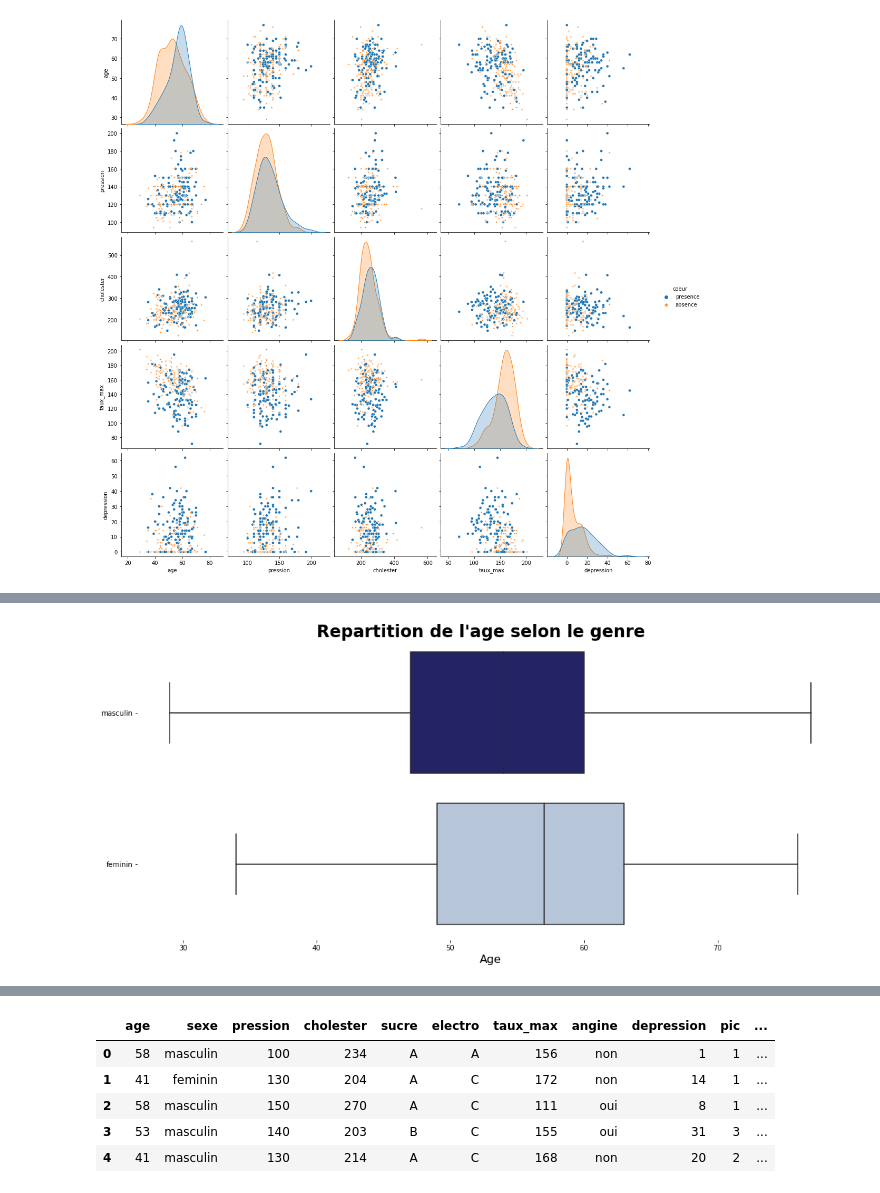
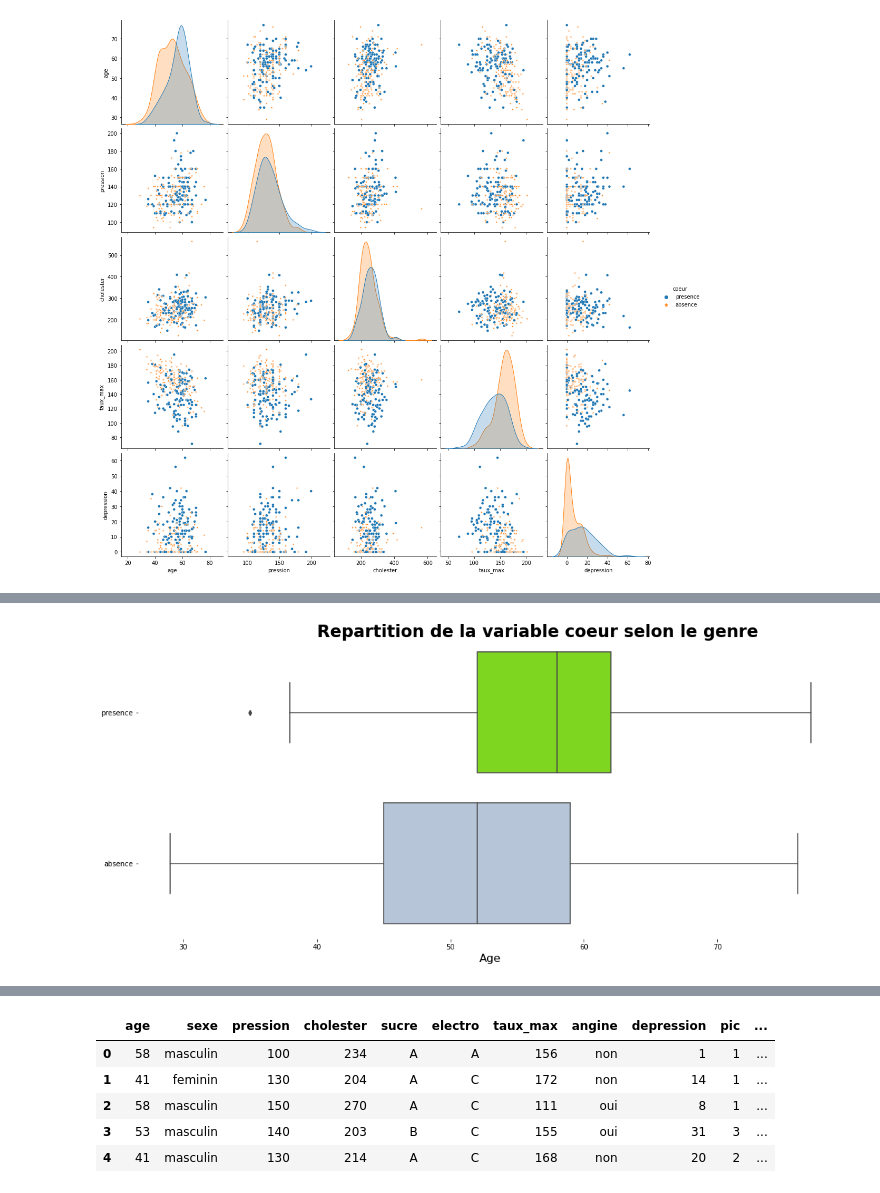
Before and after one commit to kocedric/analyse, a Jupyter notebook: exo1.ipynb, the cells around one changed output, grey strips where cells are left out. Cells and saved outputs as stored; diff of their text form; code cells hidden in the pictures.

```diff
--- a/exo1.ipynb
+++ b/exo1.ipynb
@@ -399,3 +389,27 @@ markers=['o', '*'])
 # %% [output]
 <seaborn.axisgrid.PairGrid at 0x...>
 [figure]
+# %%
+# fig
+couleurs = ['SkyBlue', '#4568f1', '#f4f403', '#EEEEEE', '#7ff403', '#f403dc',
+            '#ffa200', 'MidnightBlue','LightSteelBlue']
+
+fig = plt.figure(figsize=(14,6))
+
+# axes
+axes = fig.add_axes([0,0,1,1])
+
+# boxplot
+sns.boxplot(x=df['age'], y=df['sexe'], palette=sample(couleurs, k=2), ax=axes)
+
+# spines
+axes.spines[['right', 'top', 'left', 'bottom']].set_visible(False)
+
+# lables
+axes.set_xlabel('Age', fontsize=16, color='black')
+axes.set_ylabel('')
+
+# title
+axes.text(40, -0.5, "Repartition de l'age selon le genre", color='Black', fontsize=24, fontweight='bold')
+
+fig.show()
@@ -402,23 +418,23 @@ markers=['o', '*'])
 # %%
 # fig
 fig = plt.figure(figsize=(14,6))
 
 # axes
 axes = fig.add_axes([0,0,1,1])
 
 # boxplot
-sns.boxplot(x=df['age'], y=df['sexe'], palette=['MidnightBlue','LightSteelBlue', ], ax=axes)
+sns.boxplot(x=df['age'], y=df['coeur'], palette=sample(couleurs, k=2), ax=axes)
 
 # spines
 axes.spines[['right', 'top', 'left', 'bottom']].set_visible(False)
 
 # lables
 axes.set_xlabel('Age', fontsize=16, color='black')
 axes.set_ylabel('')
 
 # title
-axes.text(40, -0.5, "Repartition de l'age selon le genre", color='Black', fontsize=24, fontweight='bold')
+axes.text(40, -0.5, "Repartition de la variable coeur selon le genre", color='Black', fontsize=24, fontweight='bold')
 
 fig.show()
 # %% [output]
-[figure, old version]
+[figure, new version]
```
Also changed, not shown: parts of 10 cells of this notebook.
